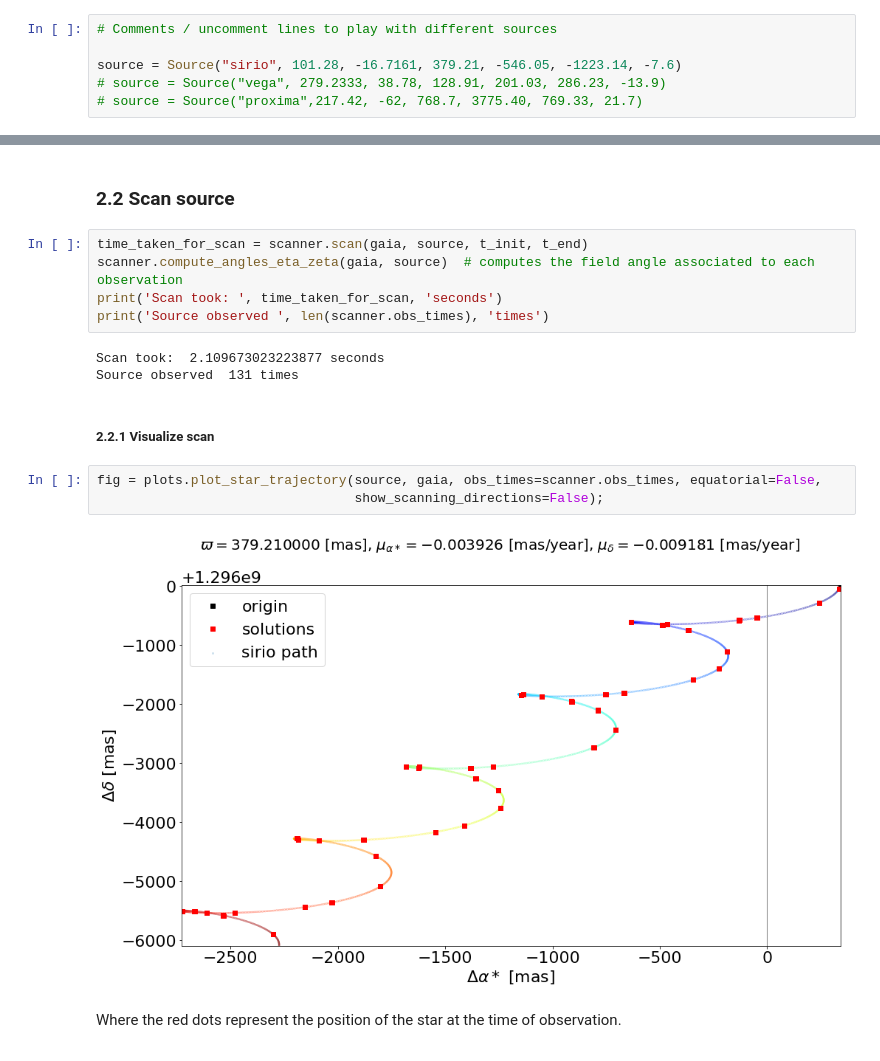
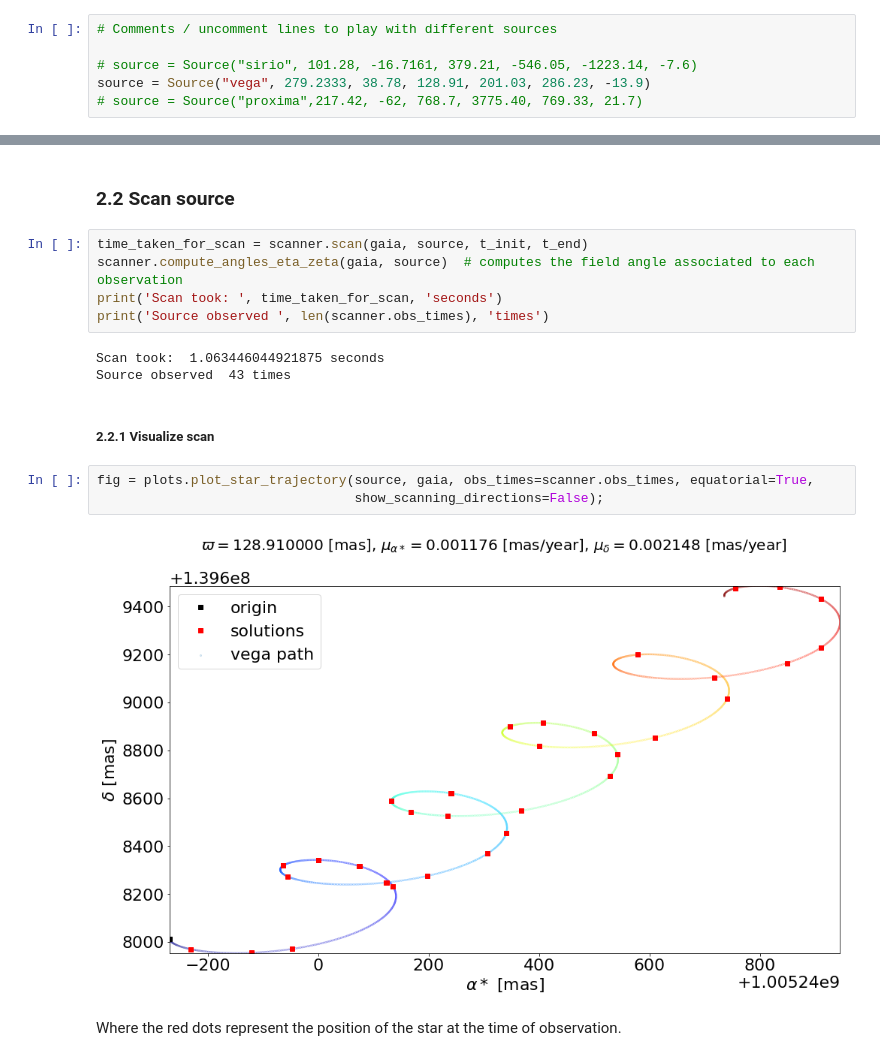
Before and after one commit to bombrun/GaiaLab, a Jupyter notebook: notebooks/01-Scanner.ipynb, the cells around one changed output, grey strips where cells are left out. Cells and saved outputs as stored; diff of their text form.

Commit message:
reformatting of the notebook repository and changes in plot functions

```diff
--- a/notebooks/01-Scanner.ipynb
+++ b/notebooks/01-Scanner.ipynb
@@ -195,8 +196,8 @@ with units: [string, deg, deg, mas, mas/yr, mas/yr, km/s]
 # %%
 # Comments / uncomment lines to play with different sources
 
-source = Source("sirio", 101.28, -16.7161, 379.21, -546.05, -1223.14, -7.6)
-# source = Source("vega", 279.2333, 38.78, 128.91, 201.03, 286.23, -13.9)
+# source = Source("sirio", 101.28, -16.7161, 379.21, -546.05, -1223.14, -7.6)
+source = Source("vega", 279.2333, 38.78, 128.91, 201.03, 286.23, -13.9)
 # source = Source("proxima",217.42, -62, 768.7, 3775.40, 769.33, 21.7)
 # %% [markdown]
 ##### 2.1.1 Visualize the evolution of the source in time
@@ -220,15 +214,15 @@ scanner.compute_angles_eta_zeta(gaia, source)  # computes the field angle associ
 print('Scan took: ', time_taken_for_scan, 'seconds')
 print('Source observed ', len(scanner.obs_times), 'times')
 # %% [output]
-Scan took:  2.109673023223877 seconds
-Source observed  131 times
+Scan took:  1.063446044921875 seconds
+Source observed  43 times
 # %% [markdown]
 ##### 2.2.1 Visualize scan
 # %%
-fig = plots.plot_star_trajectory(source, gaia, obs_times=scanner.obs_times, equatorial=False,
+fig = plots.plot_star_trajectory(source, gaia, obs_times=scanner.obs_times, equatorial=True,
                                  show_scanning_directions=False);
 # %% [output]
-[figure, old version]
+[figure, new version]
 # %% [markdown]
 Where the red dots represent the position of the star at the time of observation.
 # %% [markdown]
```
Also changed, not shown: parts of 8 cells of this notebook, 20 other files.
